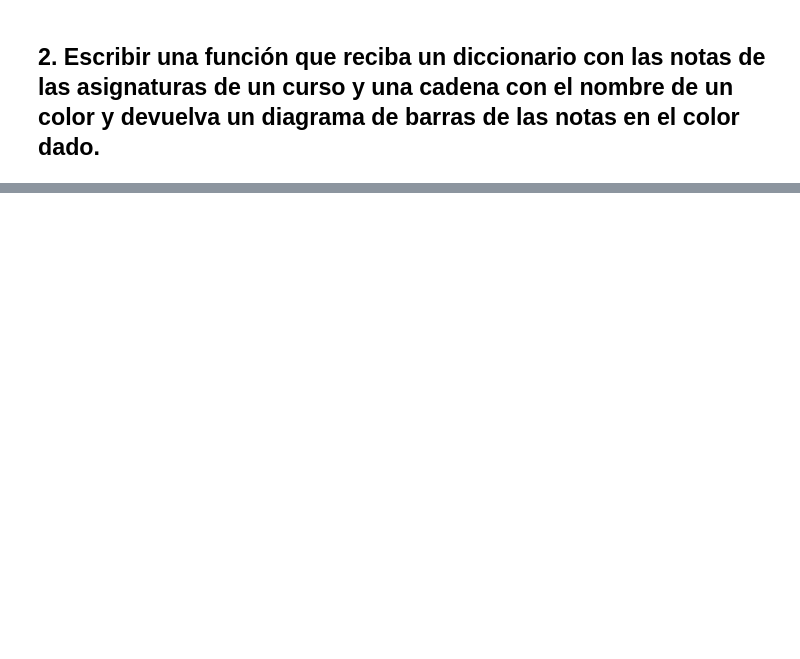
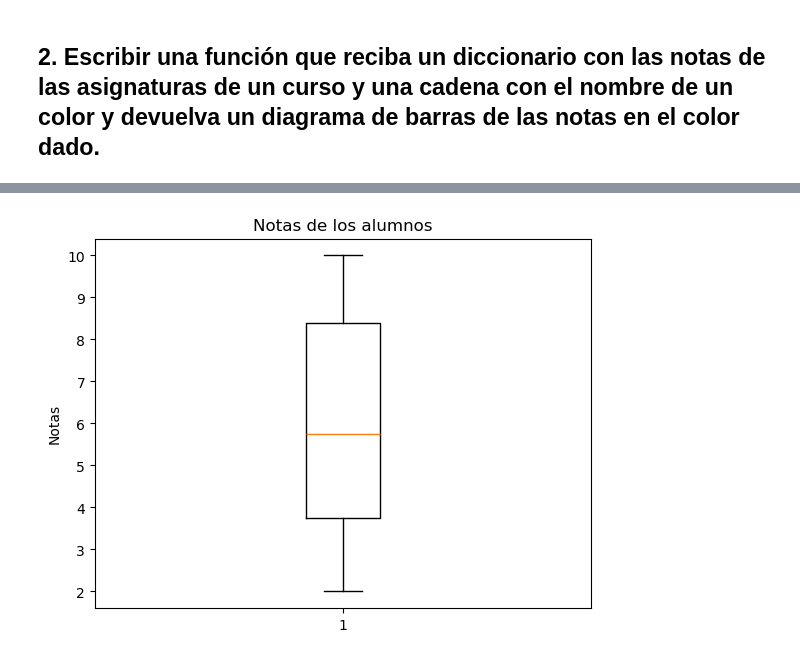
Before and after one commit to JDomingoDelgadoAlonso/MatPlotLib, a Jupyter notebook: MatPlotLib.ipynb, the cells around one changed output, grey strips where cells are left out. Cells and saved outputs as stored; diff of their text form; code cells hidden in the pictures; blank space fills up the shorter version.

```diff
--- a/MatPlotLib.ipynb
+++ b/MatPlotLib.ipynb
@@ -49,0 +59,10 @@ TypeError: object of type 'float' has no len()
+# %%
+notas = pd.Series([2, 3, 4.5, 4, 8, 7, 10, 9.6])
+plt.boxplot(notas)
+
+plt.title('Notas de los alumnos')
+plt.ylabel('Notas')
+
+plt.show()
+# %% [output]
+[figure, added]
```
Also changed, not shown: parts of 12 cells of this notebook, 2 other files.
